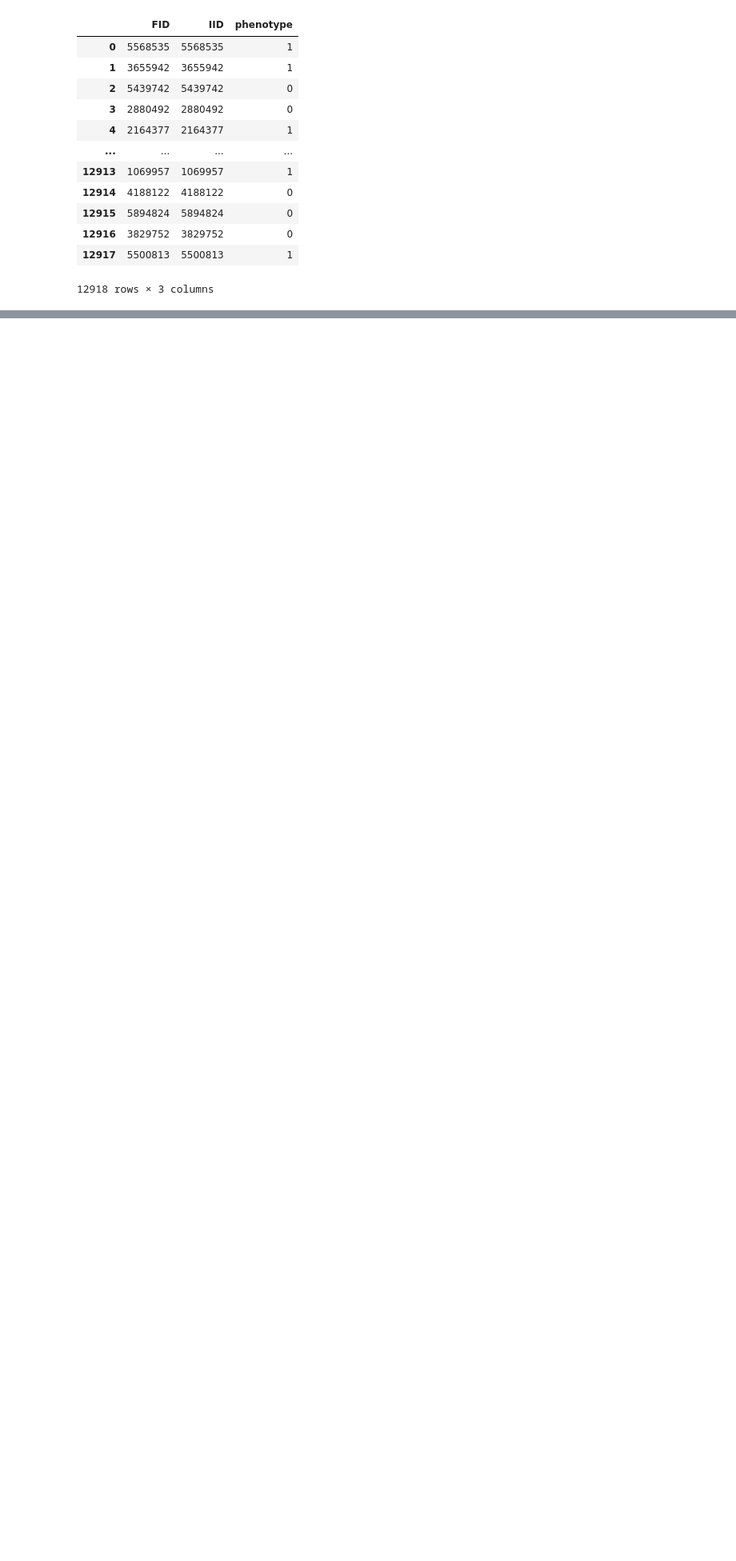
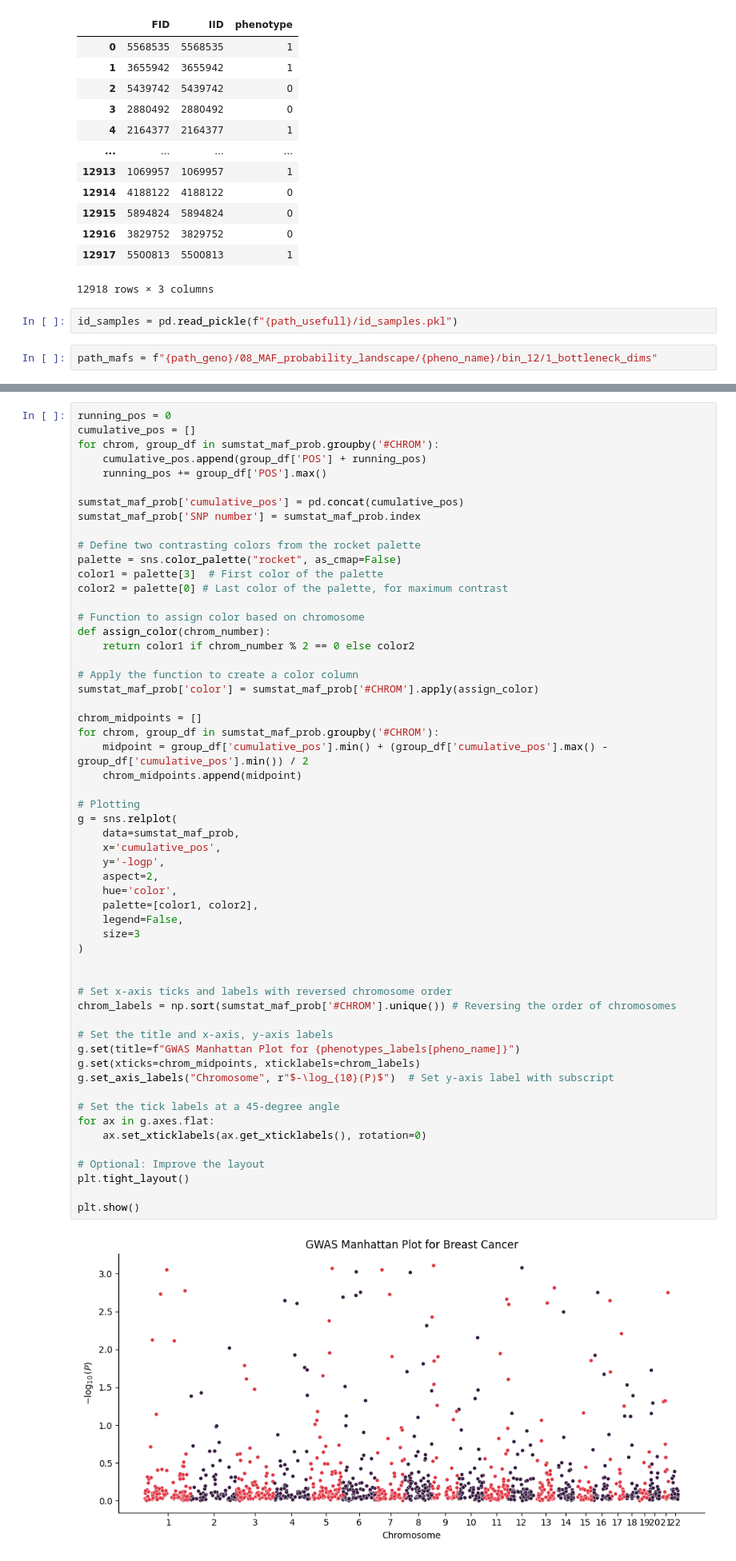
Before and after one commit to mat2m10/ML_Models, a Jupyter notebook: GWAS/mini_GWAS.ipynb, the cells around one changed output, grey strips where cells are left out. Shown at 80% size. Cells and saved outputs as stored; diff of their text form; blank space fills up the shorter version.

```diff
--- a/GWAS/mini_GWAS.ipynb
+++ b/GWAS/mini_GWAS.ipynb
@@ -62,3 +63,7 @@ pheno
 | 12916 | 3829752 | 3829752 | 0 |
 | 12917 | 5500813 | 5500813 | 1 |
 12918 rows × 3 columns
+# %%
+id_samples = pd.read_pickle(f"{path_usefull}/id_samples.pkl")
+# %%
+path_mafs = f"{path_geno}/08_MAF_probability_landscape/{pheno_name}/bin_12/1_bottleneck_dims"
@@ -64,0 +137,58 @@ pheno
+# %%
+running_pos = 0
+cumulative_pos = []
+for chrom, group_df in sumstat_maf_prob.groupby('#CHROM'):
+    cumulative_pos.append(group_df['POS'] + running_pos)
+    running_pos += group_df['POS'].max()
+
+sumstat_maf_prob['cumulative_pos'] = pd.concat(cumulative_pos)
+sumstat_maf_prob['SNP number'] = sumstat_maf_prob.index
+
+# Define two contrasting colors from the rocket palette
+palette = sns.color_palette("rocket", as_cmap=False)
+color1 = palette[3]  # First color of the palette
+color2 = palette[0] # Last color of the palette, for maximum contrast
+
+# Function to assign color based on chromosome
+def assign_color(chrom_number):
+    return color1 if chrom_number % 2 == 0 else color2
+
+# Apply the function to create a color column
+sumstat_maf_prob['color'] = sumstat_maf_prob['#CHROM'].apply(assign_color)
+
+chrom_midpoints = []
+for chrom, group_df in sumstat_maf_prob.groupby('#CHROM'):
+    midpoint = group_df['cumulative_pos'].min() + (group_df['cumulative_pos'].max() - group_df['cumulative_pos'].min()) / 2
+    chrom_midpoints.append(midpoint)
+
+# Plotting
+g = sns.relplot(
+    data=sumstat_maf_prob,
+    x='cumulative_pos',
+    y='-logp',
+    aspect=2,
+    hue='color',
+    palette=[color1, color2],
+    legend=False,
+    size=3
+)
+
+
+# Set x-axis ticks and labels with reversed chromosome order
+chrom_labels = np.sort(sumstat_maf_prob['#CHROM'].unique()) # Reversing the order of chromosomes
+
+# Set the title and x-axis, y-axis labels
+g.set(title=f"GWAS Manhattan Plot for {phenotypes_labels[pheno_name]}")
+g.set(xticks=chrom_midpoints, xticklabels=chrom_labels)
+g.set_axis_labels("Chromosome", r"$-\log_{10}(P)$")  # Set y-axis label with subscript
+
+# Set the tick labels at a 45-degree angle
+for ax in g.axes.flat:
+    ax.set_xticklabels(ax.get_xticklabels(), rotation=0)
+
+# Optional: Improve the layout
+plt.tight_layout()
+
+plt.show()
+# %% [output]
+[figure, added]
```
Also changed, not shown: parts of 13 cells of this notebook.
